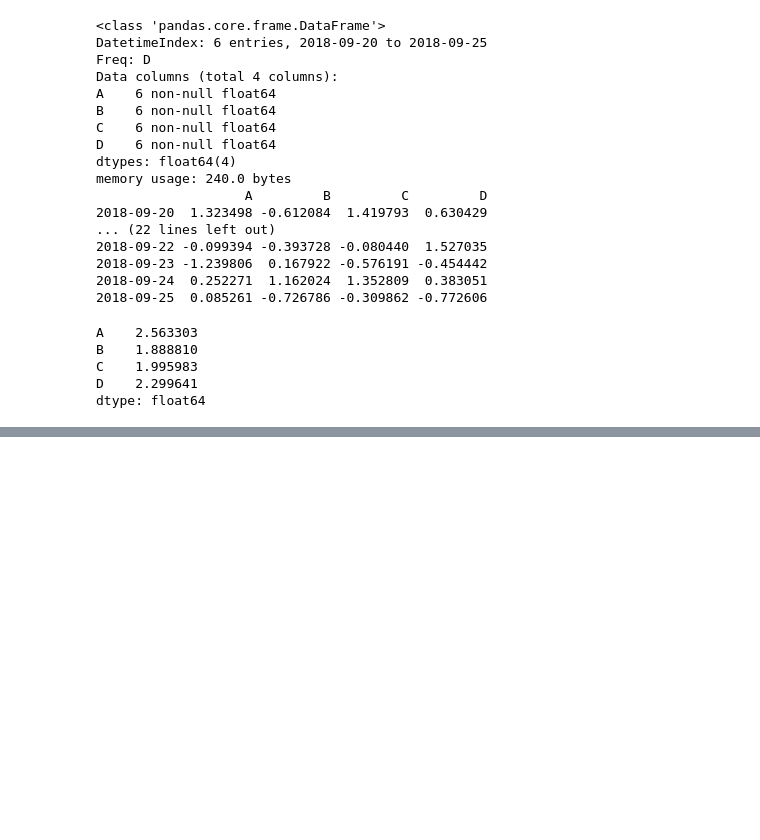
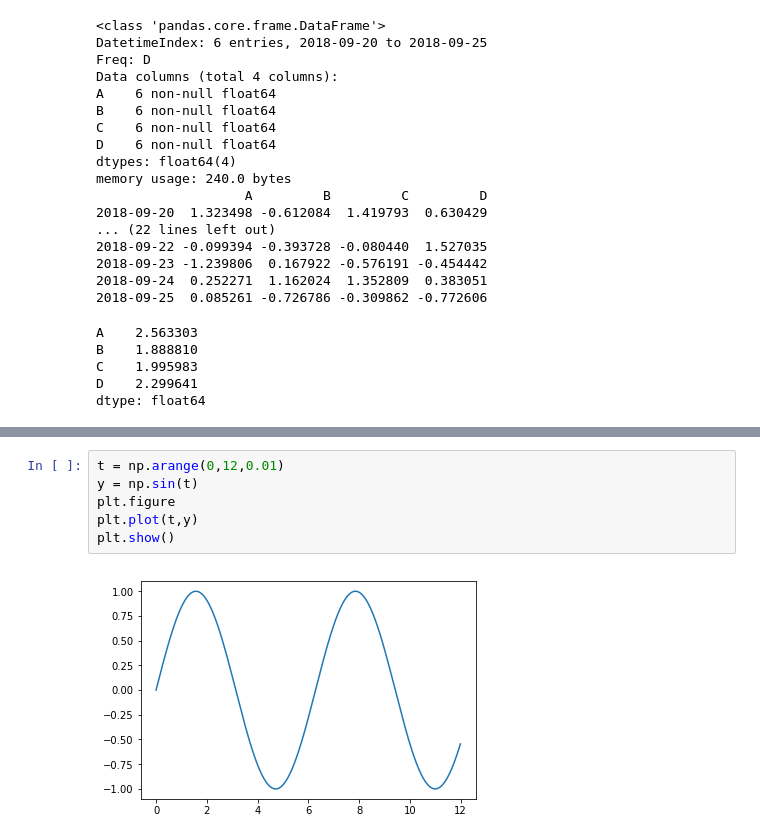
Before and after one commit to YuHyungJune/BOOK_Code, a Jupyter notebook: 파이썬으로 데이터 주무르기.ipynb, the cells around one changed output, grey strips where cells are left out. Saved outputs shown, nothing was run; the diff lists cells and outputs as text; blank space fills up the shorter version.

```diff
--- a/파이썬으로 데이터 주무르기.ipynb
+++ b/파이썬으로 데이터 주무르기.ipynb
@@ -110,0 +535,8 @@ dtype: float64
+# %%
+t = np.arange(0,12,0.01)
+y = np.sin(t)
+plt.figure
+plt.plot(t,y)
+plt.show()
+# %% [output]
+[figure, added]
```
Also changed, not shown: parts of 50 cells of this notebook.
